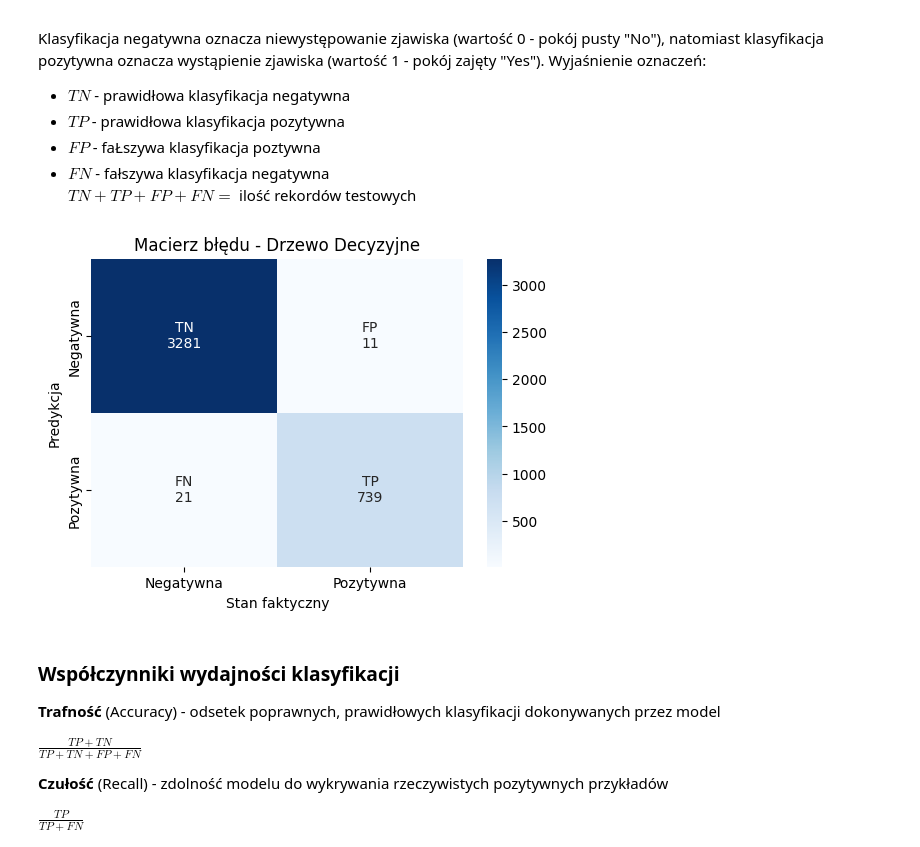
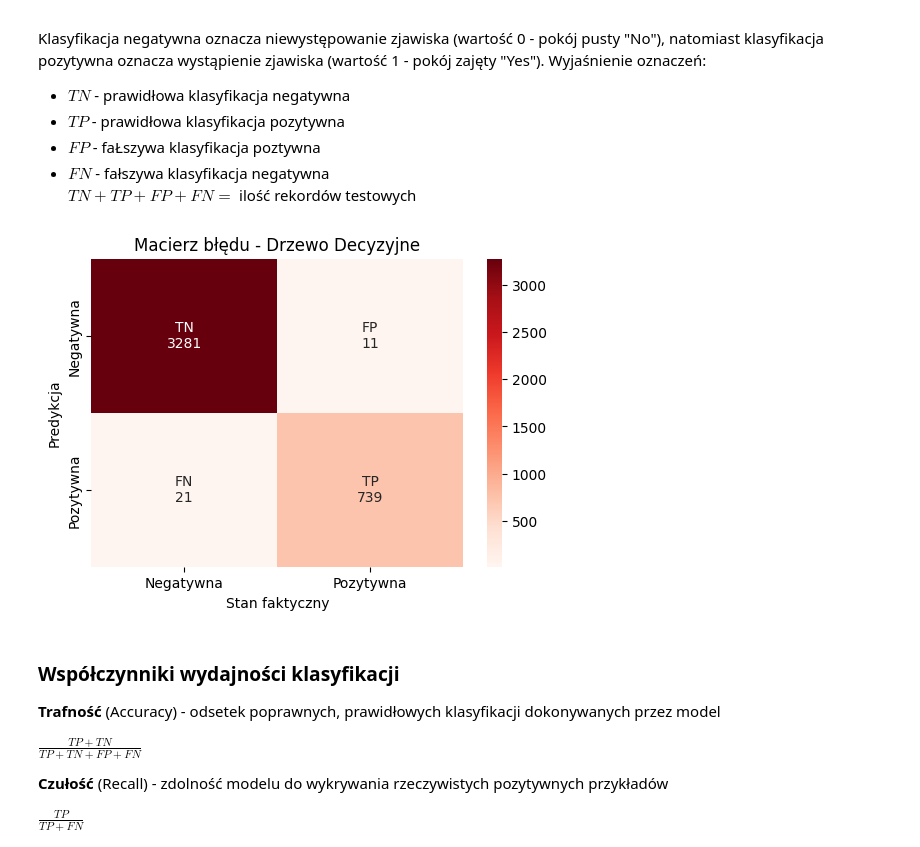
Before and after one commit to Soldier211/systemy-bi, a Jupyter notebook: projekt.ipynb, the cells around one changed output. Cells and saved outputs as stored; diff of their text form; code cells hidden in the pictures.

```diff
--- a/projekt.ipynb
+++ b/projekt.ipynb
@@ -282,28 +282,28 @@ $TN + TP + FP + FN = $ ilość rekordów testowych
 # %%
 # Macierz pomyłek
 cm_dt = confusion_matrix(y_val, y_pred_dt)
 dt_tn, dt_fp, dt_fn, dt_tp = cm_dt.ravel()
 
 # Dane i etykiety do wizualizacji
 confusion_matrix_data = [
     [dt_tn, dt_fp],
     [dt_fn, dt_tp]
 ]
 confusion_matrix_labels = [
     [f"TN\n{dt_tn}", f"FP\n{dt_fp}"],
     [f"FN\n{dt_fn}", f"TP\n{dt_tp}"]
 ]
 
 plt.figure(figsize=(6, 4))
-ax = sns.heatmap(confusion_matrix_data, annot=confusion_matrix_labels, fmt="", cmap="Blues",
+ax = sns.heatmap(confusion_matrix_data, annot=confusion_matrix_labels, fmt="", cmap="Reds",
             xticklabels=["Negatywna", "Pozytywna"],
             yticklabels=["Negatywna", "Pozytywna"])
 plt.title("Macierz błędu - Drzewo Decyzyjne")
 plt.xlabel("Stan faktyczny")
 plt.ylabel("Predykcja")
 plt.show()
 # %% [output]
-[figure, old version]
+[figure, new version]
 # %% [markdown]
 ### Współczynniki wydajności klasyfikacji ###
 **Trafność** (Accuracy) - odsetek poprawnych, prawidłowych klasyfikacji dokonywanych przez model
```
Also changed, not shown: parts of 12 cells of this notebook.
